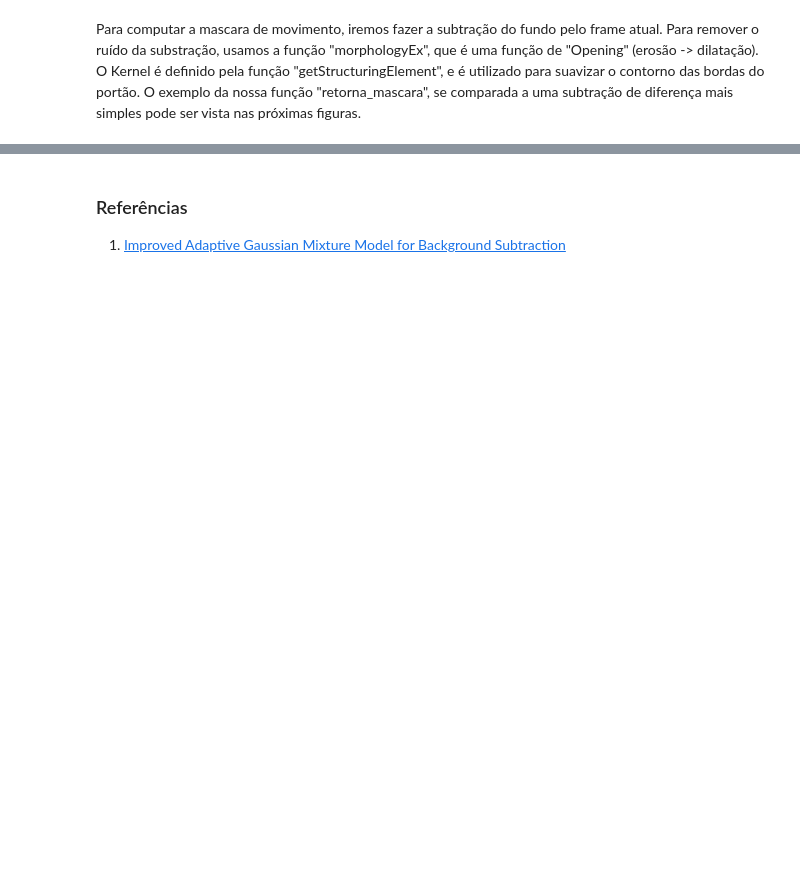
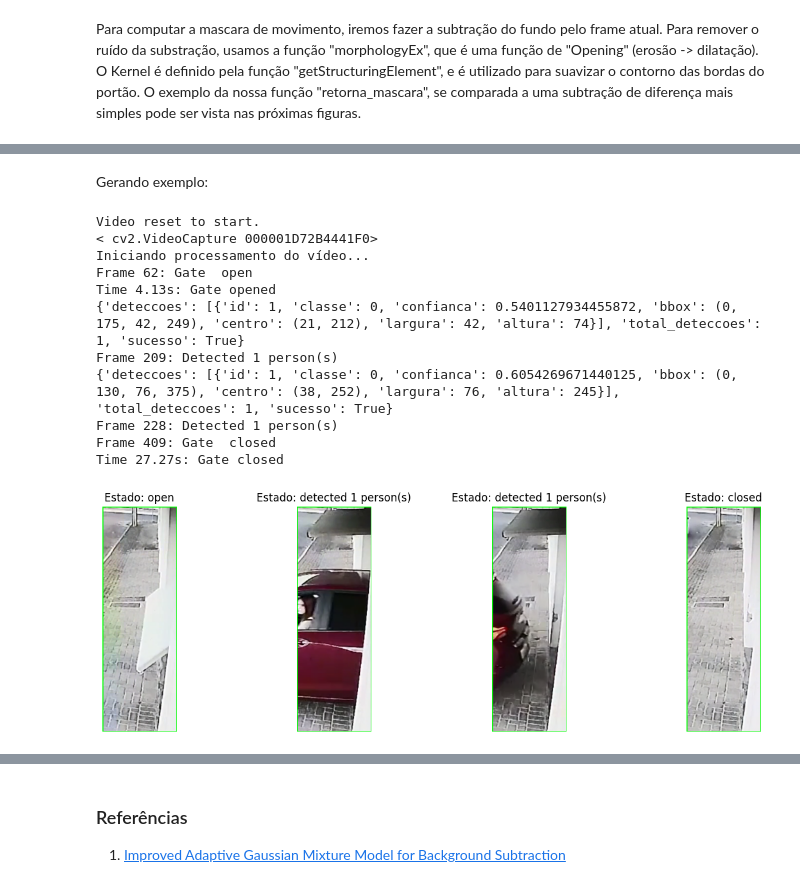
Before and after one commit to Arthur5492/Smart-Building-AI, a Jupyter notebook: MetodosClassicos/identifica_portao_notebook.ipynb, the cells around one changed output, grey strips where cells are left out. Cells and saved outputs as stored; diff of their text form; code cells hidden in the pictures; blank space fills up the shorter version.

```diff
--- a/MetodosClassicos/identifica_portao_notebook.ipynb
+++ b/MetodosClassicos/identifica_portao_notebook.ipynb
@@ -216,0 +262,18 @@ reset_video_to_start(video)
+# %%
+def verificar_estado_portao_stable_frames_moviment(estado_possivel, frame_count):
+
+    frames_min = 0
+    for _ in range(stable_frames_threshold):
+        temp_fgmask, current_time_seconds, frame_count, frame_processado = processa_frames(frame_count)
+        if temp_fgmask is False:
+            print("Error reading frame or end of video.")
+            return frame_count, gate_state
+        if cv.countNonZero(temp_fgmask) > movement_threshold:
+            frames_min += 1
+        if (frames_min >= stable_frames_threshold):
+            print(f"Frame {frame_count}: Gate  {estado_possivel}")
+            print(f"Time {current_time_seconds:.2f}s: Gate opened")
+            frames_interessantes.append({"roi": frame_processado, "gate_state": estado_possivel})
+            return frame_count, estado_possivel
+
+    return frame_count, gate_state
@@ -329,0 +573,25 @@ cv.destroyAllWindows()
+# %% [markdown]
+Gerando exemplo:
+# %%
+video = reset_video_to_start(video)
+qtd_frames_em_movimento = 0
+qtd_deteccoes = 0
+bg_subtractor = cv.createBackgroundSubtractorMOG2(history=100, varThreshold=50, detectShadows=False)
+frame_count = 0
+
+
+frames_interessantes = []
+main_check_portao()
+# %% [output]
+Video reset to start.
+< cv2.VideoCapture 000001D72B4441F0>
+Iniciando processamento do vídeo...
+Frame 62: Gate  open
+Time 4.13s: Gate opened
+{'deteccoes': [{'id': 1, 'classe': 0, 'confianca': 0.5401127934455872, 'bbox': (0, 175, 42, 249), 'centro': (21, 212), 'largura': 42, 'altura': 74}], 'total_deteccoes': 1, 'sucesso': True}
+Frame 209: Detected 1 person(s)
+{'deteccoes': [{'id': 1, 'classe': 0, 'confianca': 0.6054269671440125, 'bbox': (0, 130, 76, 375), 'centro': (38, 252), 'largura': 76, 'altura': 245}], 'total_deteccoes': 1, 'sucesso': True}
+Frame 228: Detected 1 person(s)
+Frame 409: Gate  closed
+Time 27.27s: Gate closed
+[figure, added]
```
Also changed, not shown: parts of 37 cells of this notebook, 8 other files.
